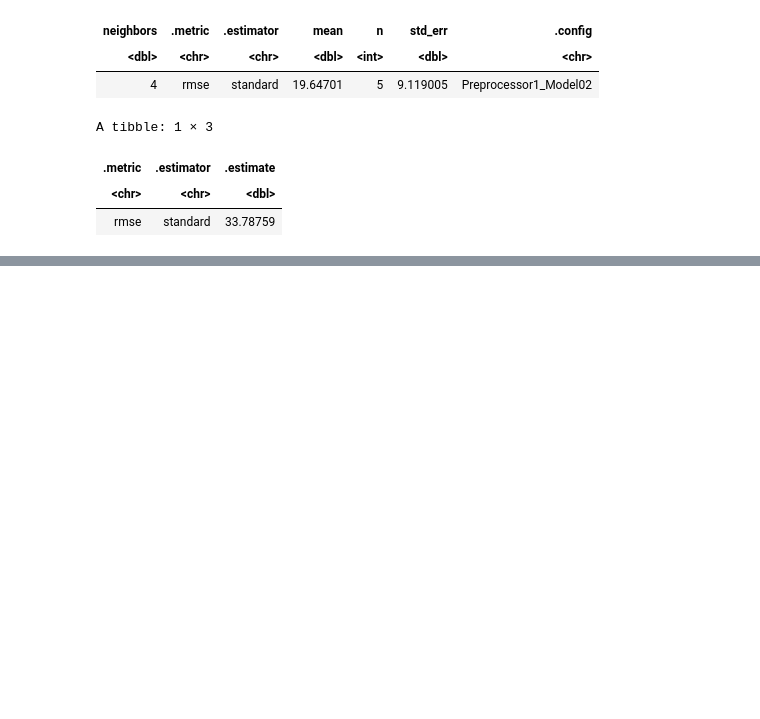
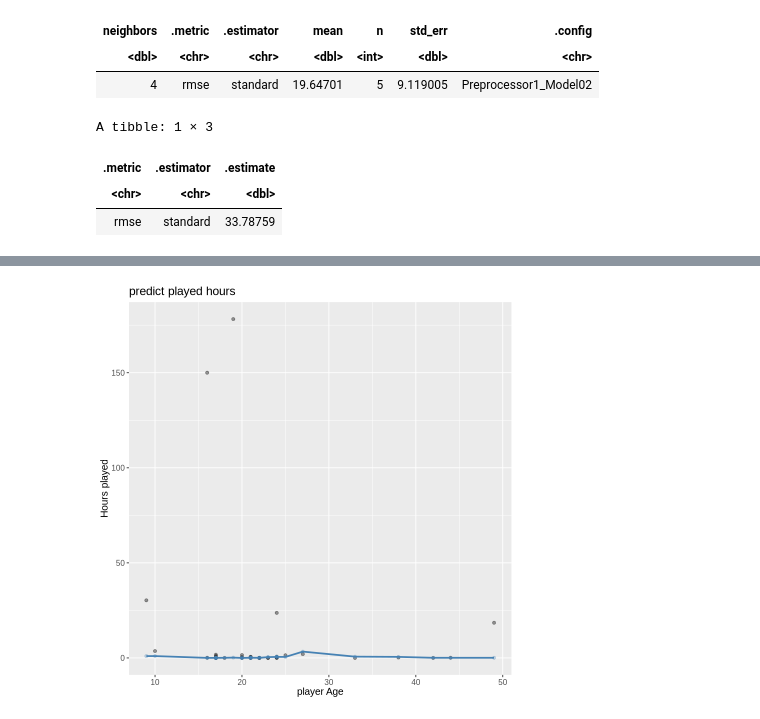
Before and after one commit to katjarj/dsci-100-project, a Jupyter notebook: final_report_dsci.ipynb, the cells around one changed output, grey strips where cells are left out. Cells and saved outputs as stored; diff of their text form; code cells hidden in the pictures; blank space fills up the shorter version.

```diff
--- a/final_report_dsci.ipynb
+++ b/final_report_dsci.ipynb
@@ -333,0 +337,21 @@ ERROR: Error: object 'players_clean' not found
+# %%
+player_preds <- player_fit |>
+  predict(player_test %>% select(age) %>% tibble()) |>
+  bind_cols(player_test %>% select(age) %>% tibble())
+
+plot_final <- ggplot(player_test, aes(x = age, y = played_hours)) +
+  geom_point(alpha = 0.4) +
+  geom_line(data = player_preds,
+            mapping = aes(x = age, y = .pred),
+            color = "steelblue",
+            linewidth = 1) +
+ geom_point(data = player_preds,
+            mapping = aes(x = age, y = .pred),
+            color = "steelblue", alpha = 0.3) +
+  xlab("player Age") +
+  ylab("Hours played") +
+  ggtitle("predict played hours") +
+  theme(text = element_text(size = 12))
+plot_final
+# %% [output]
+[figure, added]
```
Also changed, not shown: parts of 2 cells of this notebook, 1 other file.
